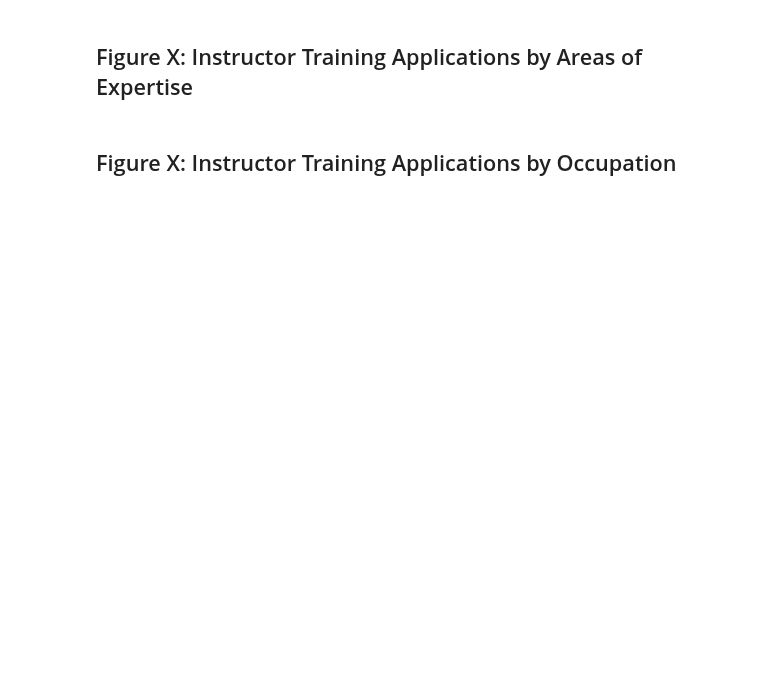
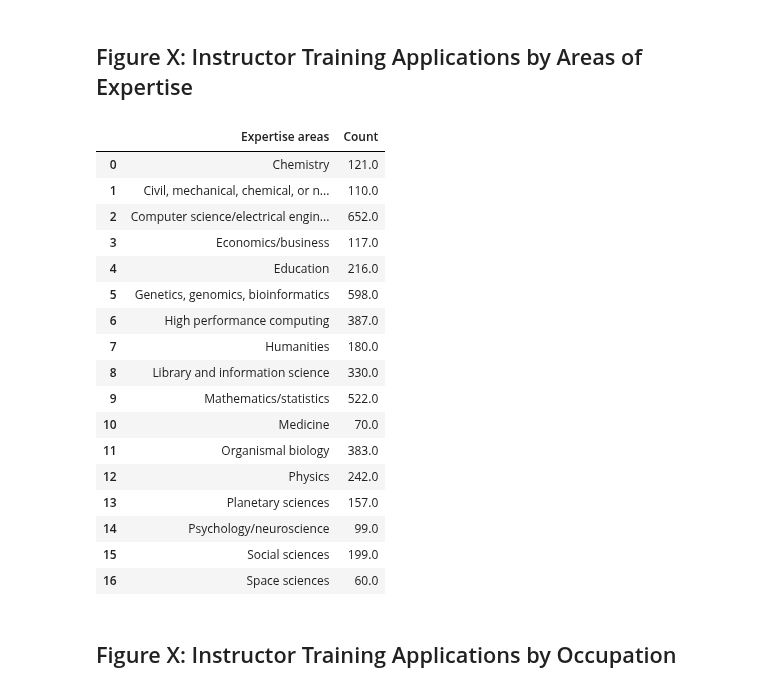
Before and after one commit to carpentries/assessment, a Jupyter notebook: programmatic-assessment/workshops/jupyter_notebooks/programmatic_report_20180930_DRAFT.ipynb, the cells around one changed output. Cells and saved outputs as stored; diff of their text form; code cells hidden in the pictures; blank space fills up the shorter version.

Commit message:
tables in place for IT applications

```diff
--- a/programmatic-assessment/workshops/jupyter_notebooks/programmatic_report_20180930_DRAFT.ipynb
+++ b/programmatic-assessment/workshops/jupyter_notebooks/programmatic_report_20180930_DRAFT.ipynb
@@ -616,5 +641,7 @@ Because we have only two days, some things are beyond the scope of this class. W
 * How to program in R or Python, use git, or any of the other topics taught in Carpentry workshops.
 * How to create lessons from scratch (although trainees will have a good start on the principles behind that sort of work if inspired to learn more).
 This training is based on our constantly revised and updated curriculum (https://carpentries.github.io/instructor-training/ ).
+# %%
+all_applications = pd.read_csv("../data_files/amy_applications_20181023.csv", keep_default_na=False, na_values=[''])
 # %% [markdown]
 ## Figure X: Instructor Training Applications by Previous Experience in Teaching
@@ -631,2 +676,34 @@ This training is based on our constantly revised and updated curriculum (https:/
+# %%
+expertise_areas = ["Chemistry", "Civil, mechanical, chemical, or nuclear engineering",
+                   "Computer science/electrical engineering", "Economics/business", "Education",
+                   "Genetics, genomics, bioinformatics", "High performance computing", "Humanities",
+                   "Library and information science", "Mathematics/statistics", "Medicine",
+                   "Organismal biology", "Physics",
+                   "Planetary sciences",
+                   "Psychology/neuroscience", "Social sciences", "Space sciences",]
+
+
+apps_by_expertise_areas = get_value_counts_many(all_applications, "Expertise areas", expertise_areas)
+apps_by_expertise_areas.set_index('Expertise areas')
+display(apps_by_expertise_areas)
+# %% [output]
+|  | Expertise areas | Count |
+| 0 | Chemistry | 121.0 |
+| 1 | Civil, mechanical, chemical, or n... | 110.0 |
+| 2 | Computer science/electrical engin... | 652.0 |
+| 3 | Economics/business | 117.0 |
+| 4 | Education | 216.0 |
+| 5 | Genetics, genomics, bioinformatics | 598.0 |
+| 6 | High performance computing | 387.0 |
+| 7 | Humanities | 180.0 |
+| 8 | Library and information science | 330.0 |
+| 9 | Mathematics/statistics | 522.0 |
+| 10 | Medicine | 70.0 |
+| 11 | Organismal biology | 383.0 |
+| 12 | Physics | 242.0 |
+| 13 | Planetary sciences | 157.0 |
+| 14 | Psychology/neuroscience | 99.0 |
+| 15 | Social sciences | 199.0 |
+| 16 | Space sciences | 60.0 |
 # %% [markdown]
 ## Figure X: Instructor Training Applications by Occupation
```
Also changed, not shown: parts of 12 cells of this notebook.
